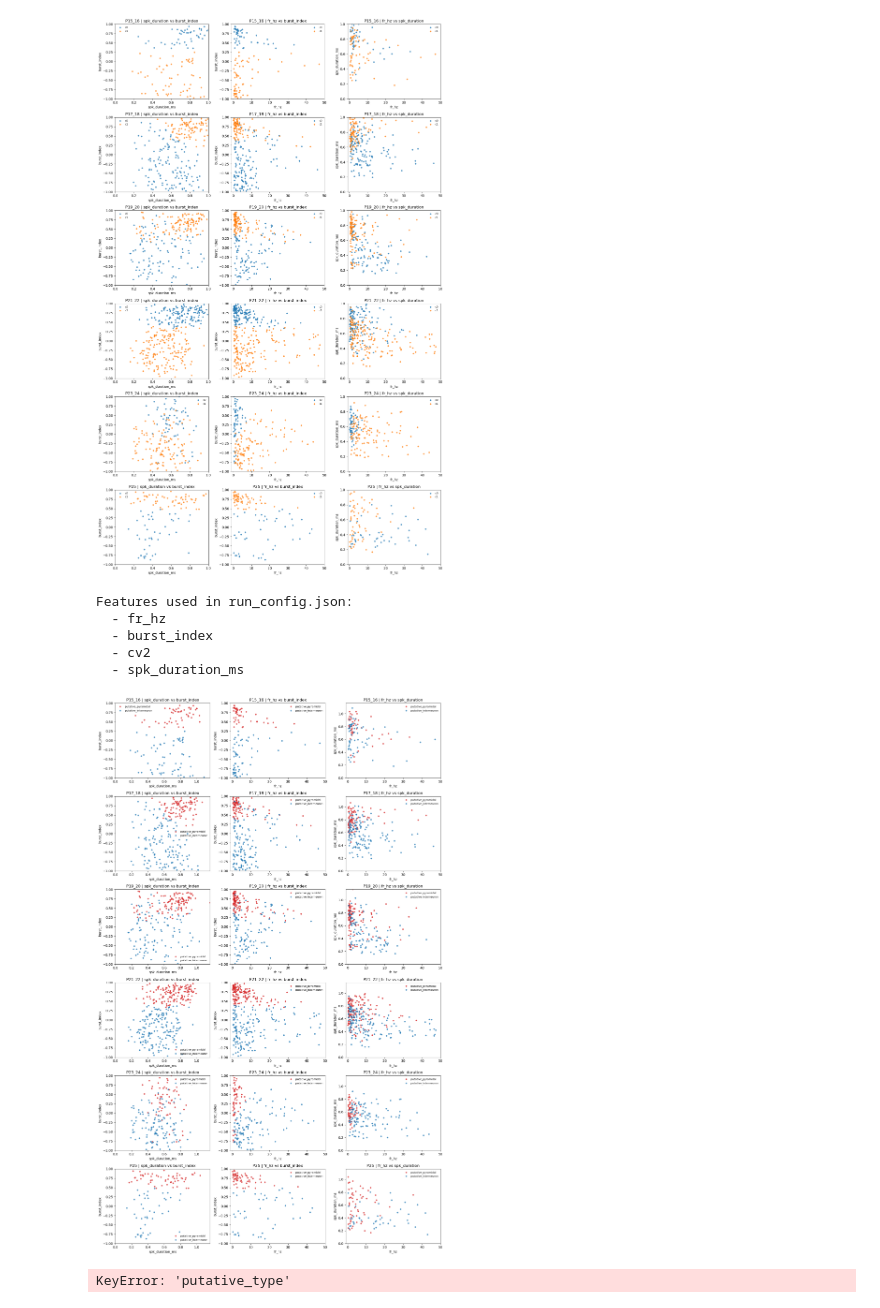
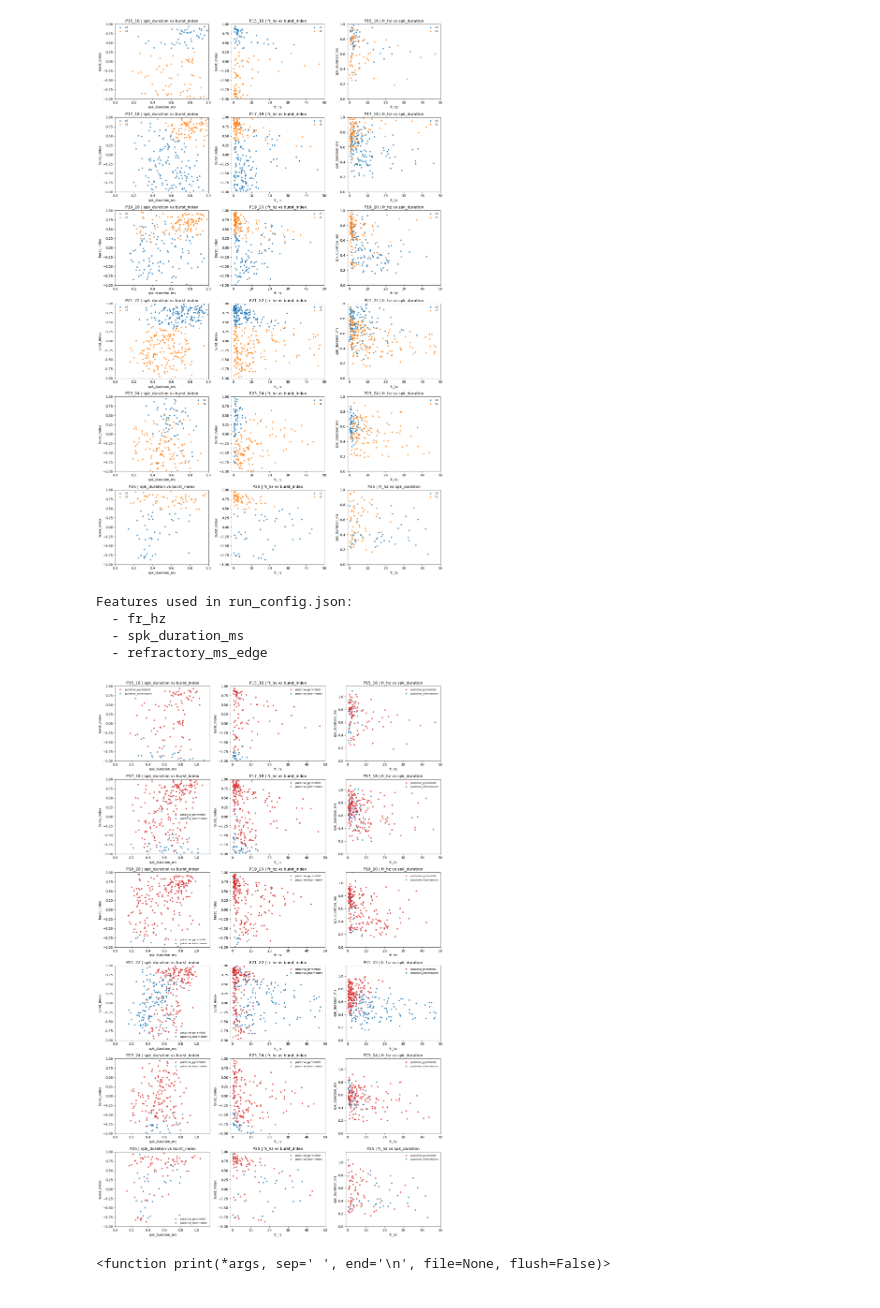
Before and after one commit to tadex909/CA1-cellclass, a Jupyter notebook: notebooks/feature_set_experiments_best_by_age.ipynb, the cells around one changed output. Cells and saved outputs as stored; diff of their text form; code cells hidden in the pictures.

```diff
--- a/notebooks/feature_set_experiments_best_by_age.ipynb
+++ b/notebooks/feature_set_experiments_best_by_age.ipynb
@@ -406,7 +406,7 @@ import numpy as np
 import matplotlib.pyplot as plt
 import json
 # Precomputed labels (no retraining)
-base = "../results/type_u_comparison_smallfeat"  # change if needed
+base = "../results/type_u_comparison_few"  # change if needed
 age_groups = ["P15_16", "P17_18", "P19_20", "P21_22", "P23_24", "P25"]
 #print features from run_config.json
 
@@ -452,6 +452,7 @@ for r, g in enumerate(age_groups):
     d["burst_z"] = zscore(d["burst_index"])
     d["dur_z"] = zscore(d["spk_duration_ms"])
     d["int_score"] = d["fr_z"] - d["burst_z"] - d["dur_z"]
+    d["int_score"] = d["fr_z"] - d["dur_z"]
 
     # Map cluster -> putative type by average score
     cl_score = d.groupby("gmm_cluster")["int_score"].mean()
@@ -482,34 +483,33 @@ for r, g in enumerate(age_groups):
     for t in ["putative_pyramidal", "putative_interneuron"]:
         s = d[d["putative_type"] == t]
         ax.scatter(s["fr_hz"], s["burst_index"], s=12, alpha=0.75, label=t, color=palette[t])
     ax.set_xlabel("fr_hz")
     ax.set_ylabel("burst_index")
     ax.set_xlim(fr_min, fr_max)
     ax.set_ylim(burst_min, burst_max)
     ax.set_title(f"{g} | fr_hz vs burst_index")
     ax.legend(frameon=False, fontsize=8)
 
     # Col 3: fr_hz vs spk_duration
     ax = axes[r, 2]
     for t in ["putative_pyramidal", "putative_interneuron"]:
         s = d[d["putative_type"] == t]
         ax.scatter(s["fr_hz"], s["spk_duration_ms"], s=12, alpha=0.75, label=t, color=palette[t])
     ax.set_xlabel("fr_hz")
     ax.set_ylabel("spk_duration_ms")
     ax.set_xlim(fr_min, fr_max)
     ax.set_ylim(spk_min, spk_max)
     ax.set_title(f"{g} | fr_hz vs spk_duration")
     ax.legend(frameon=False, fontsize=8)
 
 plt.tight_layout()
 plt.show()
 #print total number of neurons per group
 print
 # %% [output]
 Features used in run_config.json:
   - fr_hz
-  - burst_index
-  - cv2
   - spk_duration_ms
+  - refractory_ms_edge
-[figure, old version]
+[figure, new version]
-KeyError: 'putative_type'
+<function print(*args, sep=' ', end='\n', file=None, flush=False)>
```
Also changed, not shown: parts of 5 cells of this notebook, 3 other files.
